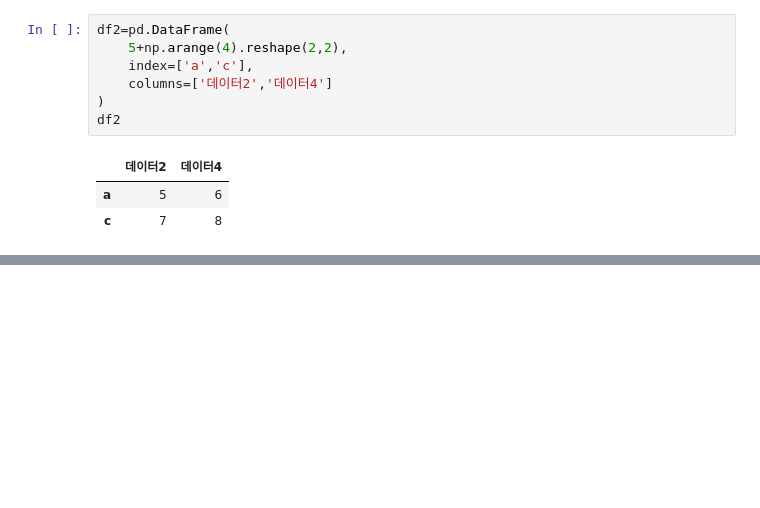
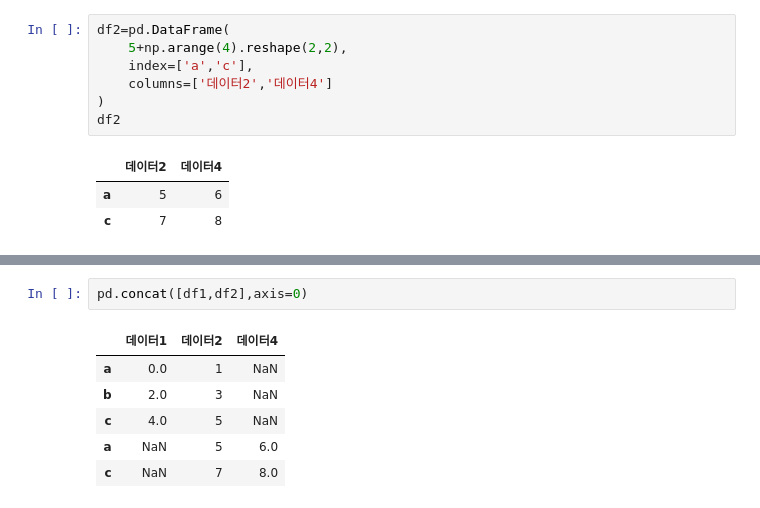
Before and after one commit to EverJoyyyL20/sesac_data_analysis_workspace, a Jupyter notebook: merge_concat_join2.ipynb, the cells around one changed output, grey strips where cells are left out. Saved outputs shown, nothing was run; the diff lists cells and outputs as text; blank space fills up the shorter version.

Commit message:
Feat: merge,concat,join

```diff
--- a/merge_concat_join2.ipynb
+++ b/merge_concat_join2.ipynb
@@ -595,0 +603,9 @@ df2
+# %%
+pd.concat([df1,df2],axis=0)
+# %% [output]
+|  | 데이터1 | 데이터2 | 데이터4 |
+| a | 0.0 | 1 | NaN |
+| b | 2.0 | 3 | NaN |
+| c | 4.0 | 5 | NaN |
+| a | NaN | 5 | 6.0 |
+| c | NaN | 7 | 8.0 |
```
Also changed, not shown: parts of 10 cells of this notebook.
